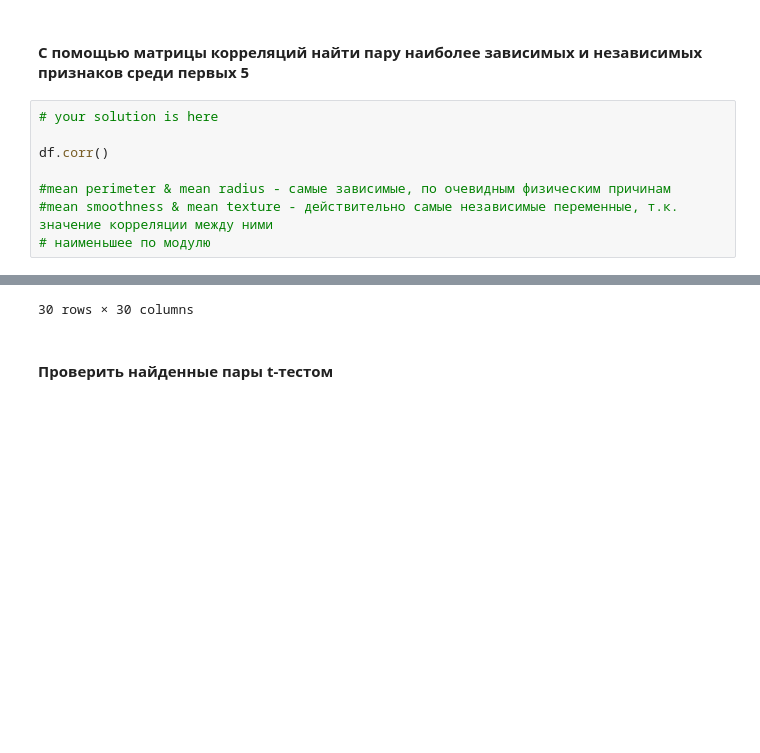
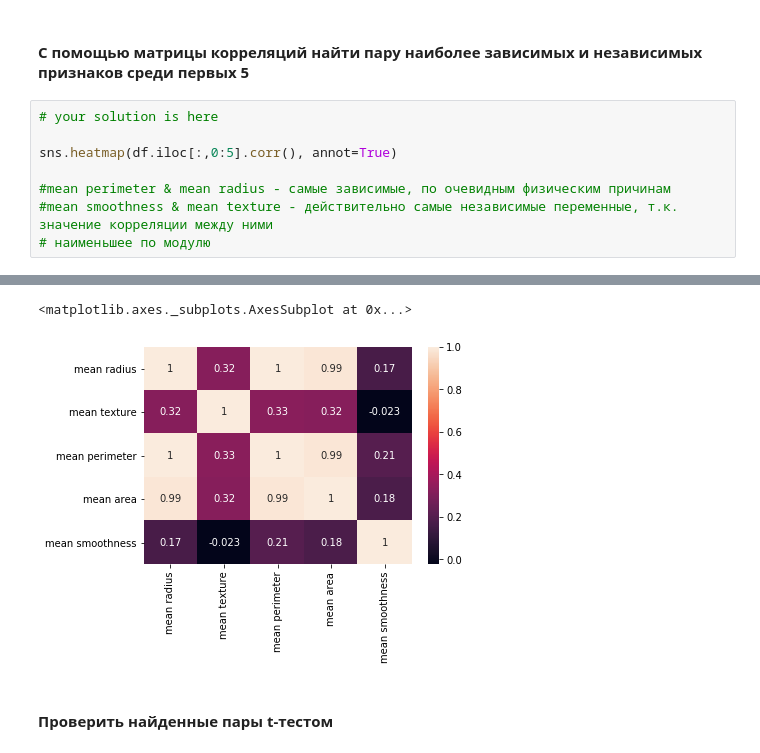
Before and after one commit to levprltsk/Python-Netology-HWs, a Jupyter notebook: HW3 Stat.ipynb, the cells around one changed output, grey strips where cells are left out. Saved outputs shown, nothing was run; the diff lists cells and outputs as text; blank space fills up the shorter version.

```diff
--- a/HW3 Stat.ipynb
+++ b/HW3 Stat.ipynb
@@ -89,7 +89,7 @@ sns.pairplot(df, vars=['mean radius', 'mean texture', 'mean perimeter','mean are
 # %%
 # your solution is here
 
-df.corr()
+sns.heatmap(df.iloc[:,0:5].corr(), annot=True)
 
 #mean perimeter & mean radius - самые зависимые, по очевидным физическим причинам
 #mean smoothness & mean texture - действительно самые независимые переменные, т.к. значение корреляции между ними
@@ -115,4 +98,5 @@ df.corr()
-30 rows × 30 columns
+<matplotlib.axes._subplots.AxesSubplot at 0x...>
+[figure, added]
 # %% [markdown]
 #### Проверить найденные пары t-тестом
 # %%
```
Also changed, not shown: parts of 1 cell of this notebook.
